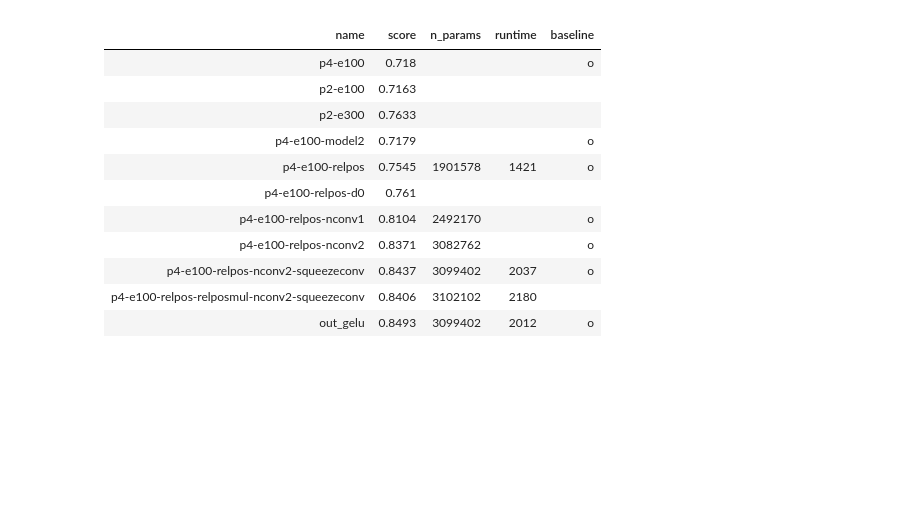
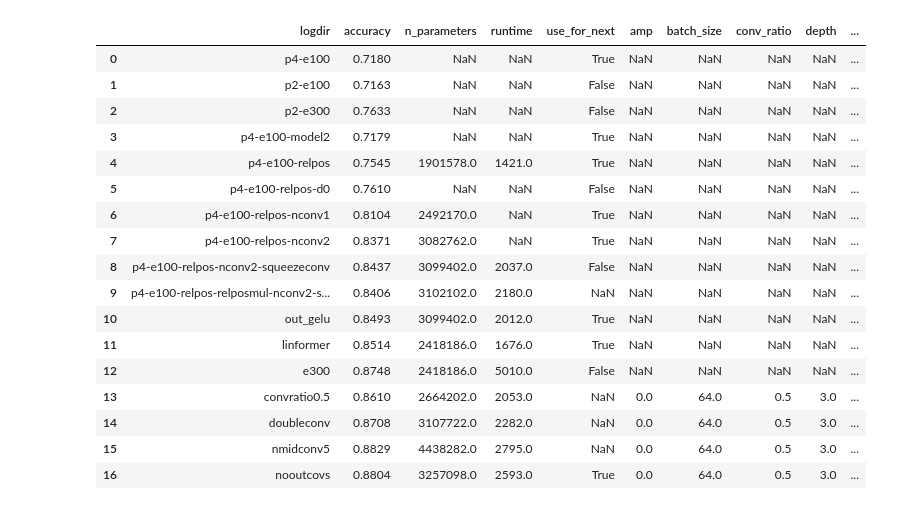
Before and after one commit to JunMoLee/VITCifar, a Jupyter notebook: runner.ipynb, the cells around one changed output. Drawn from its saved outputs; the diff is of its cells as text; code cells hidden in the pictures; blank space fills up the shorter version.

```diff
--- a/runner.ipynb
+++ b/runner.ipynb
@@ -1,15 +1,24 @@
-# %% [markdown]
-| name                                        | score  | n_params | runtime | baseline |
-| ------------------------------------------- | ------ | -------- | ------- | -------- |
-| p4-e100                                     | 0.718  |          |         | o        |
-| p2-e100                                     | 0.7163 |          |         |          |
-| p2-e300                                     | 0.7633 |          |         |          |
-| p4-e100-model2                              | 0.7179 |          |         | o        |
-| p4-e100-relpos                              | 0.7545 | 1901578  | 1421    | o        |
-| p4-e100-relpos-d0                           | 0.761  |          |         |          |
-| p4-e100-relpos-nconv1                       | 0.8104 | 2492170  |         | o        |
-| p4-e100-relpos-nconv2                       | 0.8371 | 3082762  |         | o        |
-| p4-e100-relpos-nconv2-squeezeconv           | 0.8437 | 3099402  | 2037    | o        |
-| p4-e100-relpos-relposmul-nconv2-squeezeconv | 0.8406 | 3102102  | 2180    |          |
-| out_gelu                                    | 0.8493 | 3099402  | 2012    | o        |
+# %%
+import pandas as pd
+pd.options.display.max_columns = 999
+pd.read_csv('history.csv')
+# %% [output]
+|  | logdir | accuracy | n_parameters | runtime | use_for_next | amp | batch_size | conv_ratio | depth | ... |
+| 0 | p4-e100 | 0.7180 | NaN | NaN | True | NaN | NaN | NaN | NaN | ... |
+| 1 | p2-e100 | 0.7163 | NaN | NaN | False | NaN | NaN | NaN | NaN | ... |
+| 2 | p2-e300 | 0.7633 | NaN | NaN | False | NaN | NaN | NaN | NaN | ... |
+| 3 | p4-e100-model2 | 0.7179 | NaN | NaN | True | NaN | NaN | NaN | NaN | ... |
+| 4 | p4-e100-relpos | 0.7545 | 1901578.0 | 1421.0 | True | NaN | NaN | NaN | NaN | ... |
+| 5 | p4-e100-relpos-d0 | 0.7610 | NaN | NaN | False | NaN | NaN | NaN | NaN | ... |
+| 6 | p4-e100-relpos-nconv1 | 0.8104 | 2492170.0 | NaN | True | NaN | NaN | NaN | NaN | ... |
+| 7 | p4-e100-relpos-nconv2 | 0.8371 | 3082762.0 | NaN | True | NaN | NaN | NaN | NaN | ... |
+| 8 | p4-e100-relpos-nconv2-squeezeconv | 0.8437 | 3099402.0 | 2037.0 | False | NaN | NaN | NaN | NaN | ... |
+| 9 | p4-e100-relpos-relposmul-nconv2-s... | 0.8406 | 3102102.0 | 2180.0 | NaN | NaN | NaN | NaN | NaN | ... |
+| 10 | out_gelu | 0.8493 | 3099402.0 | 2012.0 | True | NaN | NaN | NaN | NaN | ... |
+| 11 | linformer | 0.8514 | 2418186.0 | 1676.0 | True | NaN | NaN | NaN | NaN | ... |
+| 12 | e300 | 0.8748 | 2418186.0 | 5010.0 | False | NaN | NaN | NaN | NaN | ... |
+| 13 | convratio0.5 | 0.8610 | 2664202.0 | 2053.0 | NaN | 0.0 | 64.0 | 0.5 | 3.0 | ... |
+| 14 | doubleconv | 0.8708 | 3107722.0 | 2282.0 | NaN | 0.0 | 64.0 | 0.5 | 3.0 | ... |
+| 15 | nmidconv5 | 0.8829 | 4438282.0 | 2795.0 | NaN | 0.0 | 64.0 | 0.5 | 3.0 | ... |
+| 16 | nooutcovs | 0.8804 | 3257098.0 | 2593.0 | True | 0.0 | 64.0 | 0.5 | 3.0 | ... |
 # %%
```
Also changed, not shown: parts of 1 cell of this notebook, 4 other files.
